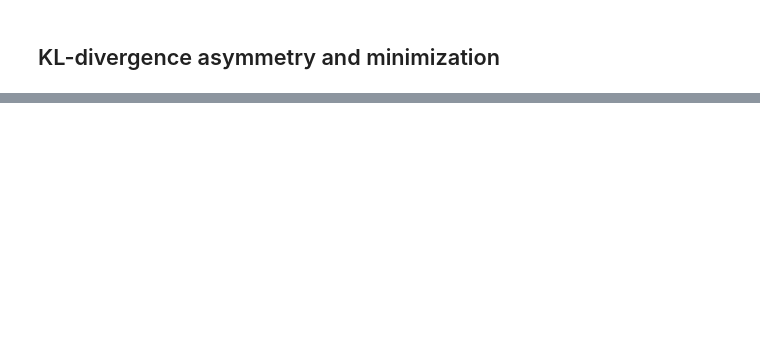
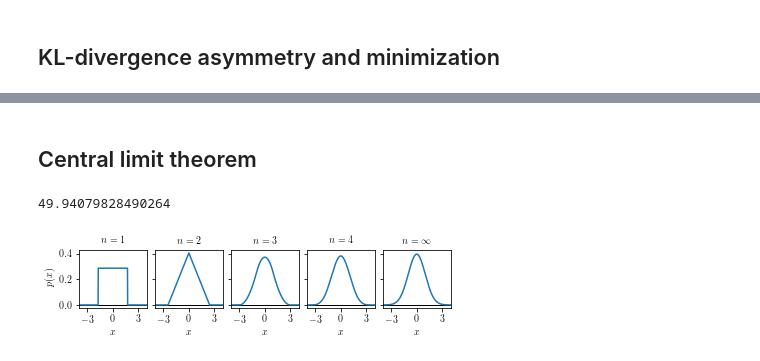
Before and after one commit to Ivan1248/deep-learning-uncertainty, a Jupyter notebook: notebooks/figures.ipynb, the cells around one changed output, grey strips where cells are left out. Drawn from its saved outputs; the diff is of its cells as text; code cells hidden in the pictures; blank space fills up the shorter version.

```diff
--- a/notebooks/figures.ipynb
+++ b/notebooks/figures.ipynb
@@ -243,2 +247,41 @@ fig = klam()
 # %%
 fig.savefig('../data/plots/dkl-asymmetry.pdf')
+# %% [markdown]
+## Central limit theorem
+# %%
+x = np.linspace(-100, 100, 10001)
+f = lambda x: int(-sqrt(12)/2<x<sqrt(12)/2)/(sqrt(12))
+f = np.vectorize(f)
+s = np.sum(f(x))
+print(s)
+f_old = f
+f = lambda x: f_old(x)/s
+ps = [f(x)]
+
+
+for _ in range(5):
+    #ps.append(np.convolve(ps[-1], ps[0], mode='same'))
+    ps.append(np.convolve(ps[-1], ps[0], mode='same'))
+
+indices = [0,1,2,3,np.inf]
+
+w, h = figsize()
+fig, axes = plt.subplots(1, len(indices), sharey=True, sharex=True, figsize=(w,h*0.4))
+
+for ax in axes:
+    ax.set_xlabel('$x$')
+    ax.axhline(linewidth=1, color='k')
+for i, ax in list(zip(indices, axes))[:-1]:
+    ax.plot(x/sqrt(i+1), ps[i]*sqrt(i+1)*s)
+    ax.set_title(f'$n={i+1}$')
+axes[0].set_ylabel('$p(x)$')
+ax = axes[-1]
+ax.set_title(r'$n=\infty$')
+ax.plot(x, 1/sqrt(2*np.pi)*np.exp(-1/2*x**2))
+plt.xlim(-4, 4)
+plt.yticks([0,0.2,0.4])
+plt.xticks([-3,0,3])
+fig.tight_layout(pad=0.1)
+# %% [output]
+49.94079828490264
+[figure, added]
```
Also changed, not shown: parts of 6 cells of this notebook.
